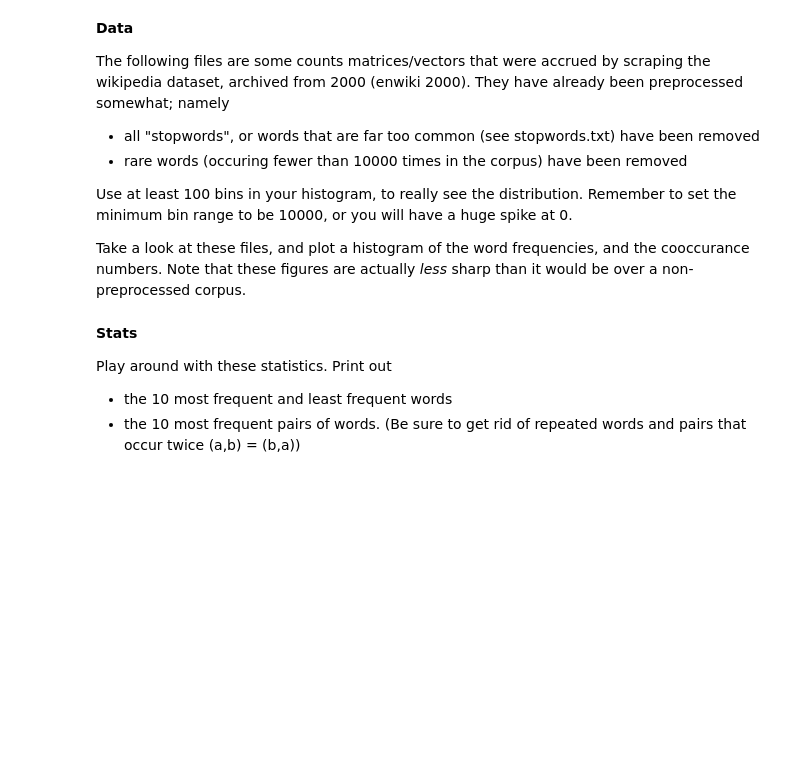
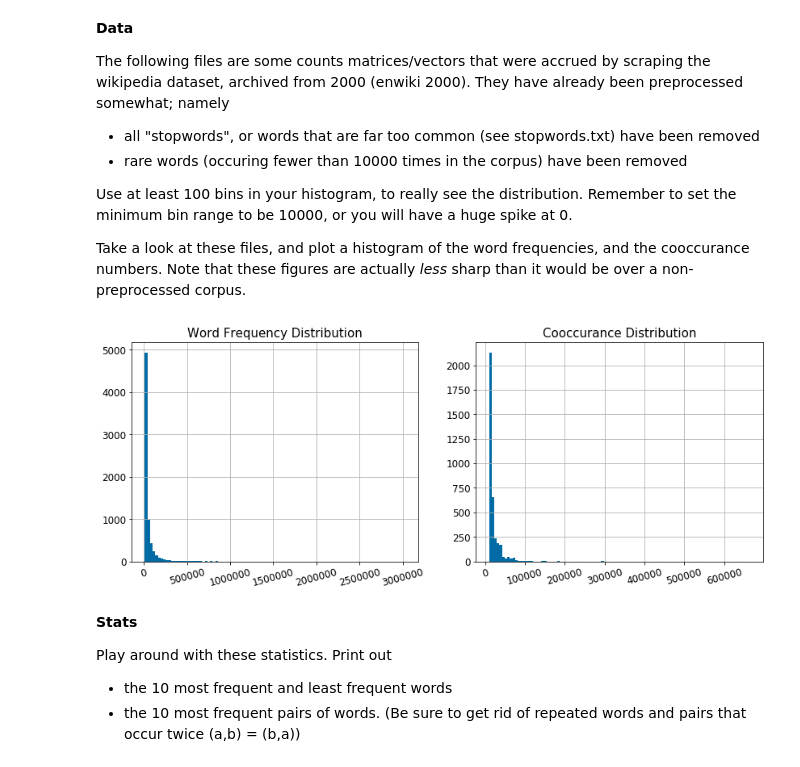
Before and after one commit to adithya8/CSE512-ML-SBU, a Jupyter notebook: project/Solutions/word_embeddings_intro_release.ipynb, the cells around one changed output. Saved outputs shown, nothing was run; the diff lists cells and outputs as text; code cells hidden in the pictures; blank space fills up the shorter version.

```diff
--- a/project/Solutions/word_embeddings_intro_release.ipynb
+++ b/project/Solutions/word_embeddings_intro_release.ipynb
@@ -45,6 +47,26 @@ wordfreq = sio.loadmat('../data/wordfreq_update.mat')
 freq = wordfreq['freq'][0,:].astype(float)
 wordlist = wordfreq['word'][0,:]
 wordlist = [word[0] for word in wordlist]
+# %%
+cooccurance_no_dup = np.triu(cooccurance, 1).flatten()
+
+fig, axs = plt.subplots(1, 2, figsize=(14, 5))
+axs[0].hist(freq, bins=100, range = (10000, freq.max()))
+axs[0].set_title("Word Frequency Distribution", fontsize=15)
+axs[0].grid(which="both")
+axs[0].tick_params(axis='both', which='major', labelsize=12)
+axs[0].tick_params(axis="x",  labelrotation=15)
+
+axs[1].hist(cooccurance_no_dup, bins=100, range = (10000, cooccurance_no_dup.max()))
+axs[1].set_title("Cooccurance Distribution", fontsize=15)
+axs[1].grid(which="both")
+axs[1].tick_params(axis='both', which='major', labelsize=12)
+axs[1].tick_params(axis="x",  labelrotation=15)
+
+plt.show()
+fig.savefig(f"./word_dist.png", bbox_inches="tight", pad_inches=0.5)
+# %% [output]
+[figure, added]
 # %% [markdown]
 **Stats**
 
```
Also changed, not shown: parts of 8 cells of this notebook, 41 other files.
